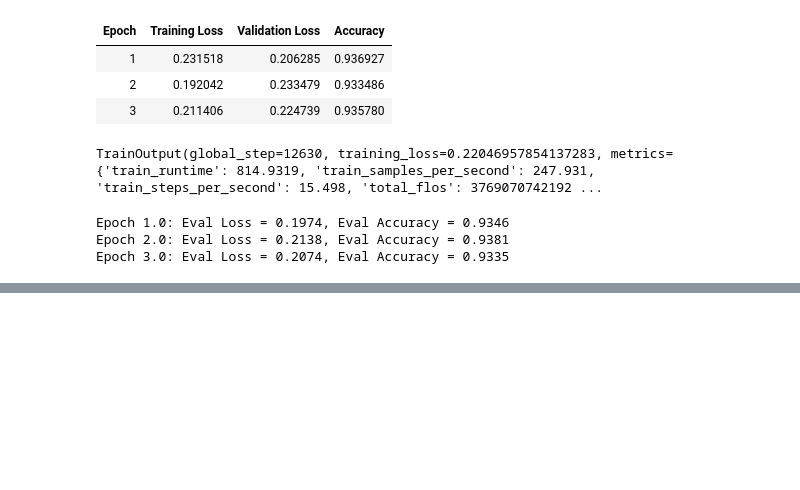
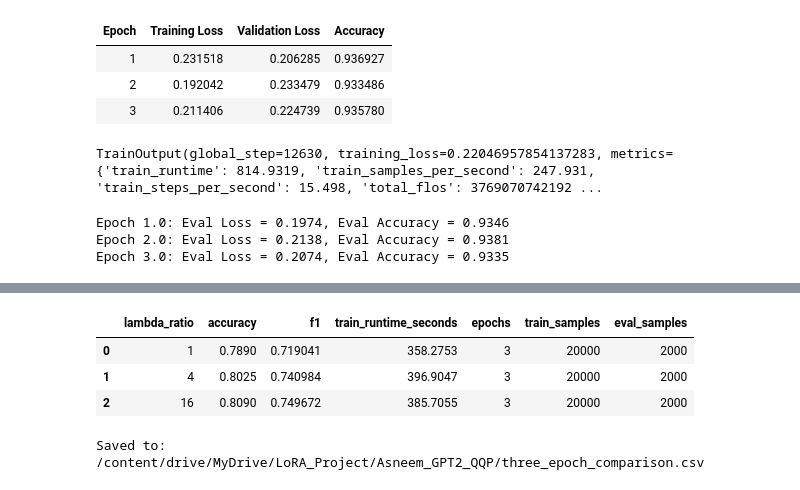
Before and after one commit to Ramprasath-Meganathan/LoRA-Plus, a Jupyter notebook: ML_Project_LoRA+.ipynb, the cells around one changed output, grey strips where cells are left out. Cells and saved outputs as stored; diff of their text form; code cells hidden in the pictures; blank space fills up the shorter version.

```diff
--- a/ML_Project_LoRA+.ipynb
+++ b/ML_Project_LoRA+.ipynb
@@ -500,0 +496,6 @@ runtime.unassign()
+# %%
+from datasets import load_dataset
+qqp = load_dataset("nyu-mll/glue", "qqp")
+
+print(qqp)
+print(qqp["train"][0])
@@ -500,0 +1106,7 @@ runtime.unassign()
+# %%
+result_3epoch_loraplus4 = run_three_epoch_experiment(4)
+
+print({
+    k: v for k, v in result_3epoch_loraplus4.items()
+    if k != "log_history"
+})
@@ -500,0 +1130,7 @@ runtime.unassign()
+# %%
+result_3epoch_loraplus16 = run_three_epoch_experiment(16)
+
+print({
+    k: v for k, v in result_3epoch_loraplus16.items()
+    if k != "log_history"
+})
@@ -500,0 +1154,37 @@ runtime.unassign()
+# %%
+import pandas as pd
+import os
+
+results = [
+    result_3epoch_lora,
+    result_3epoch_loraplus4,
+    result_3epoch_loraplus16,
+]
+
+comparison = pd.DataFrame([
+    {
+        "lambda_ratio": r["lambda_ratio"],
+        "accuracy": r["accuracy"],
+        "f1": r["f1"],
+        "train_runtime_seconds": r["train_runtime"],
+        "epochs": r["epochs"],
+        "train_samples": r["train_samples"],
+        "eval_samples": r["eval_samples"],
+    }
+    for r in results
+])
+
+comparison_path = os.path.join(
+    BASE_DIR, "three_epoch_comparison.csv"
+)
+
+comparison.to_csv(comparison_path, index=False)
+
+display(comparison)
+print("Saved to:", comparison_path)
+# %% [output]
+|  | lambda_ratio | accuracy | f1 | train_runtime_seconds | epochs | train_samples | eval_samples |
+| 0 | 1 | 0.7890 | 0.719041 | 358.2753 | 3 | 20000 | 2000 |
+| 1 | 4 | 0.8025 | 0.740984 | 396.9047 | 3 | 20000 | 2000 |
+| 2 | 16 | 0.8090 | 0.749672 | 385.7055 | 3 | 20000 | 2000 |
+Saved to: /content/drive/MyDrive/LoRA_Project/Asneem_GPT2_QQP/three_epoch_comparison.csv
```
Also changed, not shown: parts of 49 cells of this notebook.
